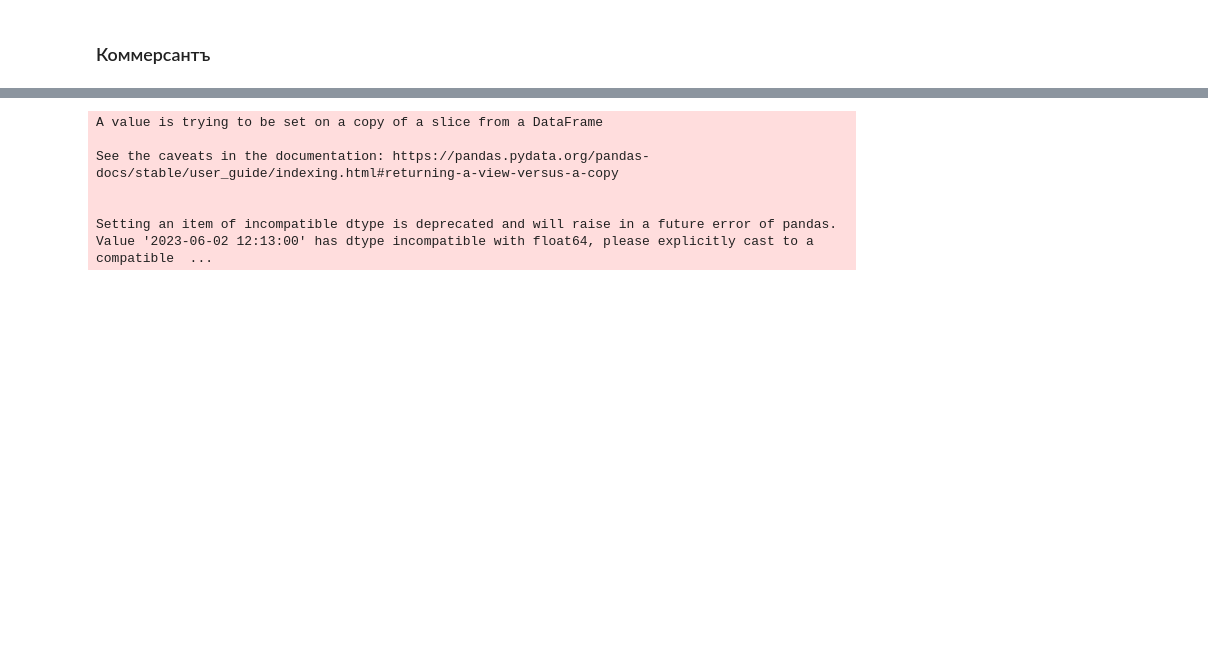
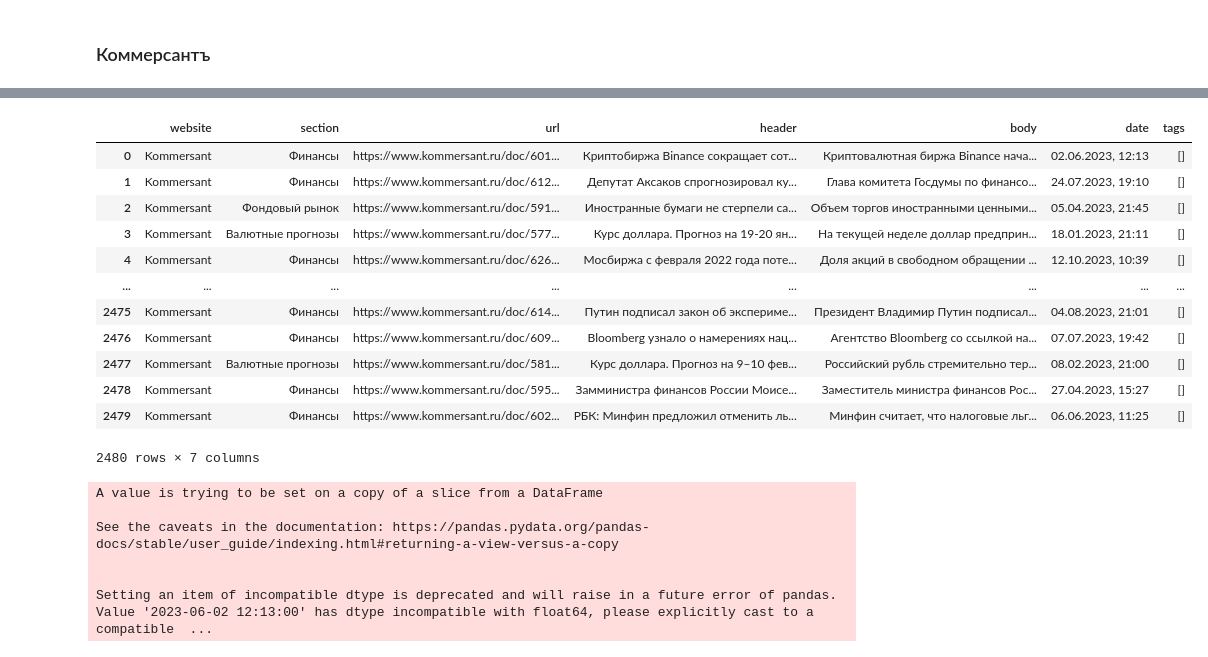
Before and after one commit to FlameInBrainSerj/project_news_graph, a Jupyter notebook: EDA/EDA_dates_tags.ipynb, the cells around one changed output, grey strips where cells are left out. Cells and saved outputs as stored; diff of their text form; code cells hidden in the pictures; blank space fills up the shorter version.

```diff
--- a/EDA/EDA_dates_tags.ipynb
+++ b/EDA/EDA_dates_tags.ipynb
@@ -239 +227,18 @@ df_kommersant
+# %%
+df_kommersant = df_kommersant.rename(columns={'key_words':'tags'})
+df_kommersant
+# %% [output]
+|  | website | section | url | header | body | date | tags |
+| 0 | Kommersant | Финансы | https://www.kommersant.ru/doc/601... | Криптобиржа Binance сокращает сот... | Криптовалютная биржа Binance нача... | 02.06.2023, 12:13 | [] |
+| 1 | Kommersant | Финансы | https://www.kommersant.ru/doc/612... | Депутат Аксаков спрогнозировал ку... | Глава комитета Госдумы по финансо... | 24.07.2023, 19:10 | [] |
+| 2 | Kommersant | Фондовый рынок | https://www.kommersant.ru/doc/591... | Иностранные бумаги не стерпели са... | Объем торгов иностранными ценными... | 05.04.2023, 21:45 | [] |
+| 3 | Kommersant | Валютные прогнозы | https://www.kommersant.ru/doc/577... | Курс доллара. Прогноз на 19-20 ян... | На текущей неделе доллар предприн... | 18.01.2023, 21:11 | [] |
+| 4 | Kommersant | Финансы | https://www.kommersant.ru/doc/626... | Мосбиржа с февраля 2022 года поте... | Доля акций в свободном обращении ... | 12.10.2023, 10:39 | [] |
+| ... | ... | ... | ... | ... | ... | ... | ... |
+| 2475 | Kommersant | Финансы | https://www.kommersant.ru/doc/614... | Путин подписал закон об экспериме... | Президент Владимир Путин подписал... | 04.08.2023, 21:01 | [] |
+| 2476 | Kommersant | Финансы | https://www.kommersant.ru/doc/609... | Bloomberg узнало о намерениях нац... | Агентство Bloomberg со ссылкой на... | 07.07.2023, 19:42 | [] |
+| 2477 | Kommersant | Валютные прогнозы | https://www.kommersant.ru/doc/581... | Курс доллара. Прогноз на 9–10 фев... | Российский рубль стремительно тер... | 08.02.2023, 21:00 | [] |
+| 2478 | Kommersant | Финансы | https://www.kommersant.ru/doc/595... | Замминистра финансов России Моисе... | Заместитель министра финансов Рос... | 27.04.2023, 15:27 | [] |
+| 2479 | Kommersant | Финансы | https://www.kommersant.ru/doc/602... | РБК: Минфин предложил отменить ль... | Минфин считает, что налоговые льг... | 06.06.2023, 11:25 | [] |
+2480 rows × 7 columns
 # %%
```
Also changed, not shown: parts of 15 cells of this notebook.
